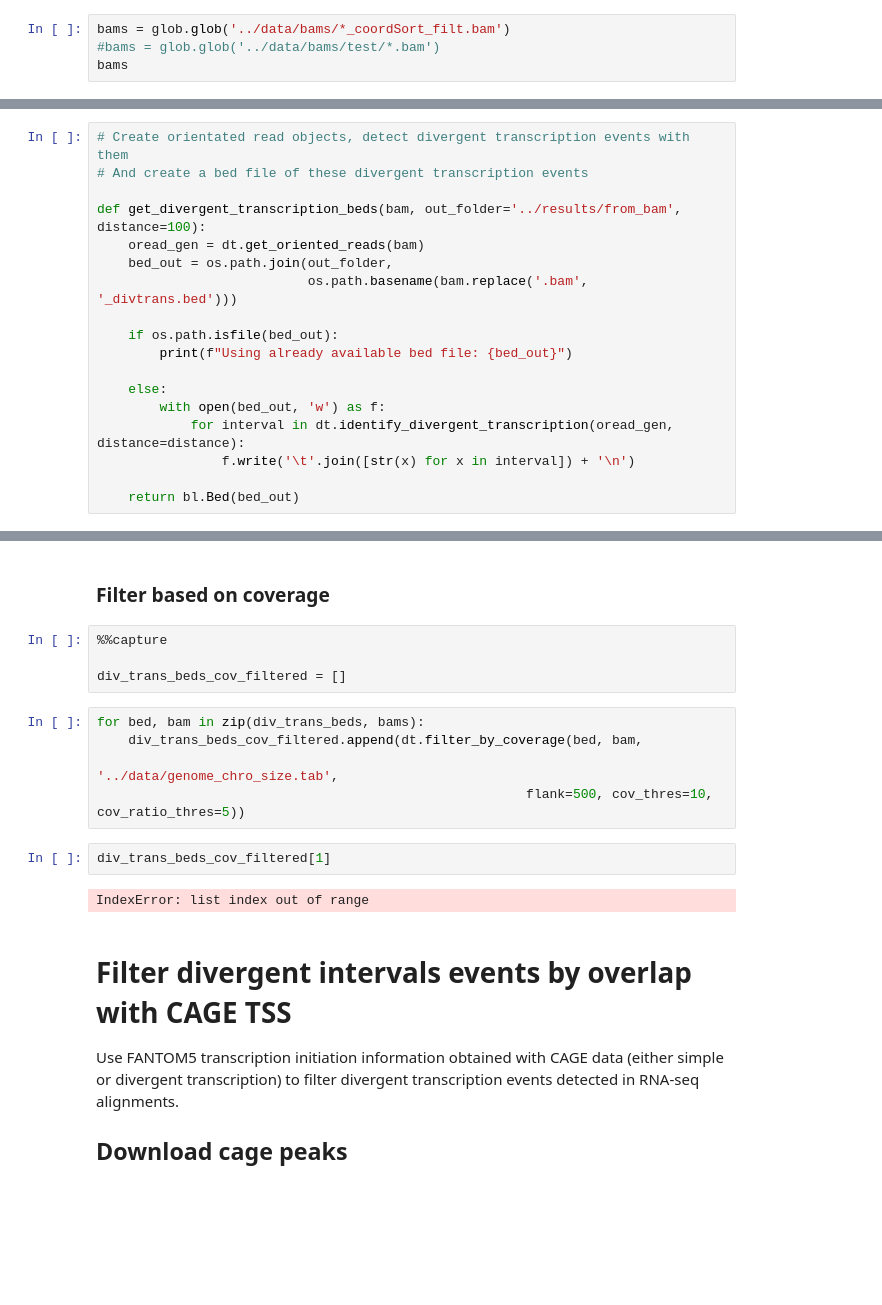
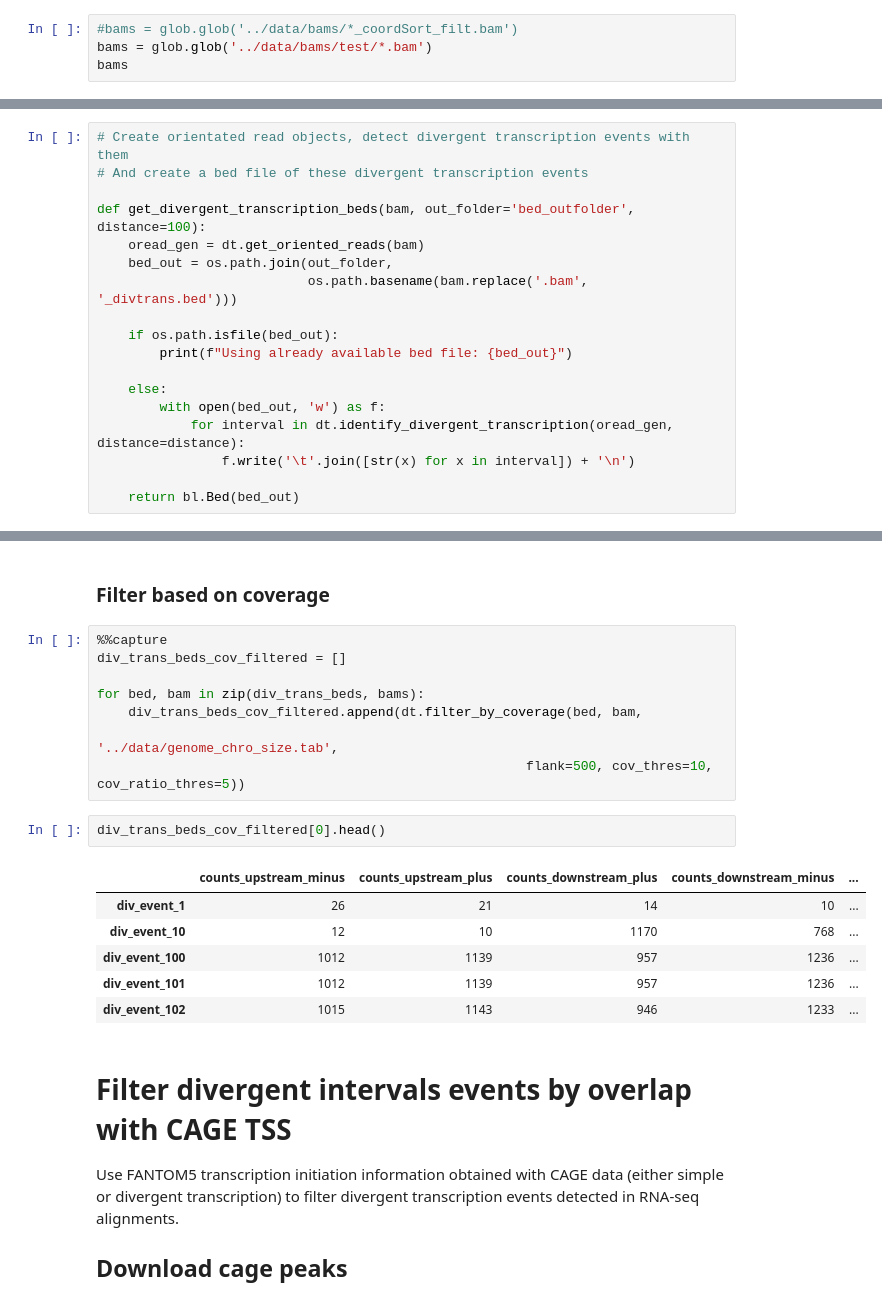
Before and after one commit to khourhin/divtrans, a Jupyter notebook: code/divergent_transcription_identification.ipynb, the cells around one changed output, grey strips where cells are left out. Cells and saved outputs as stored; diff of their text form; blank space fills up the shorter version.

```diff
--- a/code/divergent_transcription_identification.ipynb
+++ b/code/divergent_transcription_identification.ipynb
@@ -27,7 +30,7 @@ There is a rationale being only using reads (and not fragments), since we are on
 # %% [markdown]
 ## Input
 # %%
-bams = glob.glob('../data/bams/*_coordSort_filt.bam')
-#bams = glob.glob('../data/bams/test/*.bam')
+#bams = glob.glob('../data/bams/*_coordSort_filt.bam')
+bams = glob.glob('../data/bams/test/*.bam')
 bams
 # %% [output]
@@ -55,7 +58,7 @@ When a change of sign is detected, calculate the distance with the previous tran
 # Create orientated read objects, detect divergent transcription events with them
 # And create a bed file of these divergent transcription events
 
-def get_divergent_transcription_beds(bam, out_folder='../results/from_bam', distance=100):
+def get_divergent_transcription_beds(bam, out_folder='bed_outfolder', distance=100):
     oread_gen = dt.get_oriented_reads(bam)
     bed_out = os.path.join(out_folder,
                            os.path.basename(bam.replace('.bam', '_divtrans.bed')))
@@ -75,19 +81,23 @@ div_trans_beds = [get_divergent_transcription_beds(bam, distance=500) for bam in
 Merge the divergent transcription events detected:
 # %% [markdown]
 ### Filter based on coverage
-# %%
-%%capture
-
-div_trans_beds_cov_filtered = []
 # %%
+%%capture
+div_trans_beds_cov_filtered = []
+
 for bed, bam in zip(div_trans_beds, bams):
     div_trans_beds_cov_filtered.append(dt.filter_by_coverage(bed, bam,
                                                        '../data/genome_chro_size.tab',
                                                        flank=500, cov_thres=10, cov_ratio_thres=5))
-# %%
-div_trans_beds_cov_filtered[1]
-# %% [output]
-IndexError: list index out of range
+# %%
+div_trans_beds_cov_filtered[0].head()
+# %% [output]
+|  | counts_upstream_minus | counts_upstream_plus | counts_downstream_plus | counts_downstream_minus | ... |
+| div_event_1 | 26 | 21 | 14 | 10 | ... |
+| div_event_10 | 12 | 10 | 1170 | 768 | ... |
+| div_event_100 | 1012 | 1139 | 957 | 1236 | ... |
+| div_event_101 | 1012 | 1139 | 957 | 1236 | ... |
+| div_event_102 | 1015 | 1143 | 946 | 1233 | ... |
 # %% [markdown]
 # Filter divergent intervals events by overlap with CAGE TSS
 
```
Also changed, not shown: parts of 3 cells of this notebook, 1 other file.
